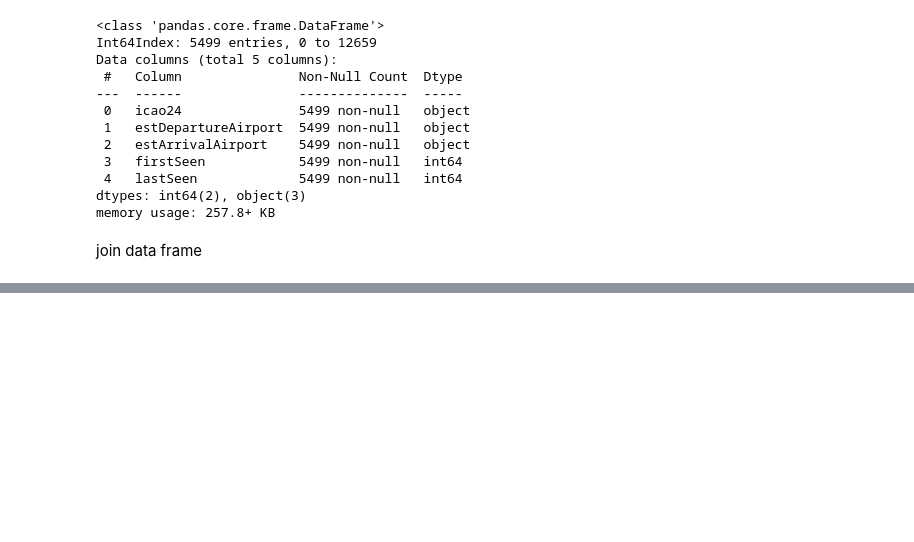
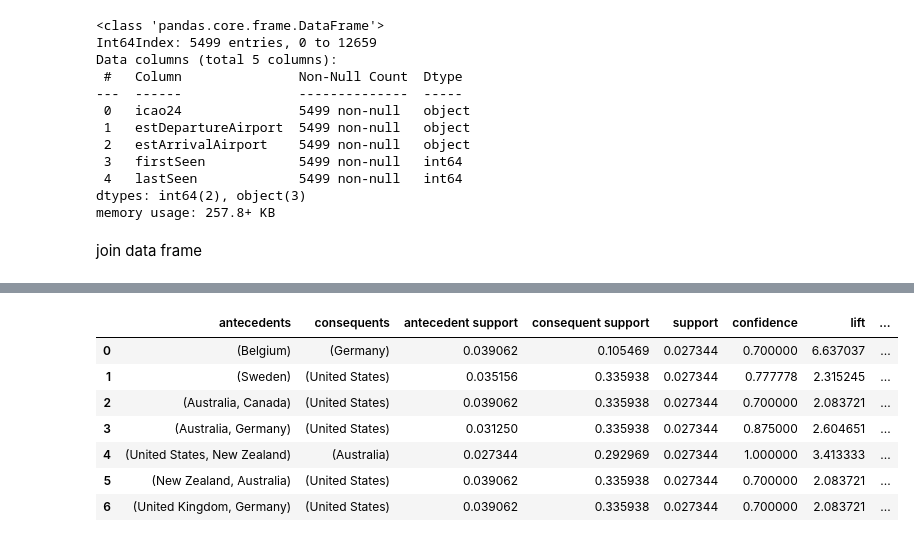
Before and after one commit to adityar22/rekdat-flight_daa, a Jupyter notebook: flightData.ipynb, the cells around one changed output, grey strips where cells are left out. Cells and saved outputs as stored; diff of their text form; code cells hidden in the pictures; blank space fills up the shorter version.

```diff
--- a/flightData.ipynb
+++ b/flightData.ipynb
@@ -282,0 +432,3 @@ session.visualize()
+# %%
+frequent_itemsets = apriori(df_try, min_support=0.025, use_colnames=True)
+frequent_itemsets
@@ -282,0 +453,13 @@ session.visualize()
+# %%
+from mlxtend.frequent_patterns import association_rules
+res = association_rules(frequent_itemsets, metric="confidence", min_threshold=0.7)
+res
+# %% [output]
+|  | antecedents | consequents | antecedent support | consequent support | support | confidence | lift | ... |
+| 0 | (Belgium) | (Germany) | 0.039062 | 0.105469 | 0.027344 | 0.700000 | 6.637037 | ... |
+| 1 | (Sweden) | (United States) | 0.035156 | 0.335938 | 0.027344 | 0.777778 | 2.315245 | ... |
+| 2 | (Australia, Canada) | (United States) | 0.039062 | 0.335938 | 0.027344 | 0.700000 | 2.083721 | ... |
+| 3 | (Australia, Germany) | (United States) | 0.031250 | 0.335938 | 0.027344 | 0.875000 | 2.604651 | ... |
+| 4 | (United States, New Zealand) | (Australia) | 0.027344 | 0.292969 | 0.027344 | 1.000000 | 3.413333 | ... |
+| 5 | (New Zealand, Australia) | (United States) | 0.039062 | 0.335938 | 0.027344 | 0.700000 | 2.083721 | ... |
+| 6 | (United Kingdom, Germany) | (United States) | 0.039062 | 0.335938 | 0.027344 | 0.700000 | 2.083721 | ... |
```
Also changed, not shown: parts of 19 cells of this notebook.
